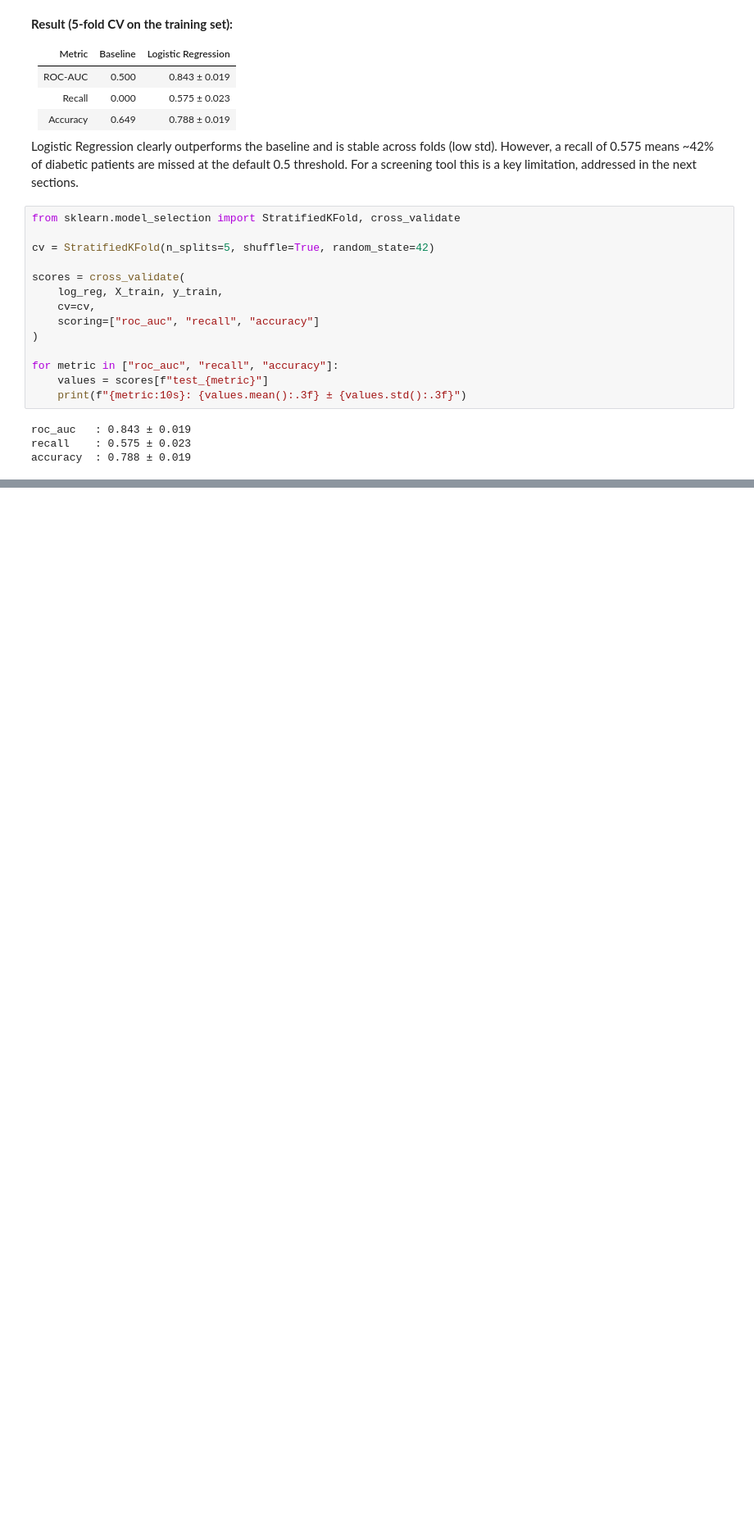
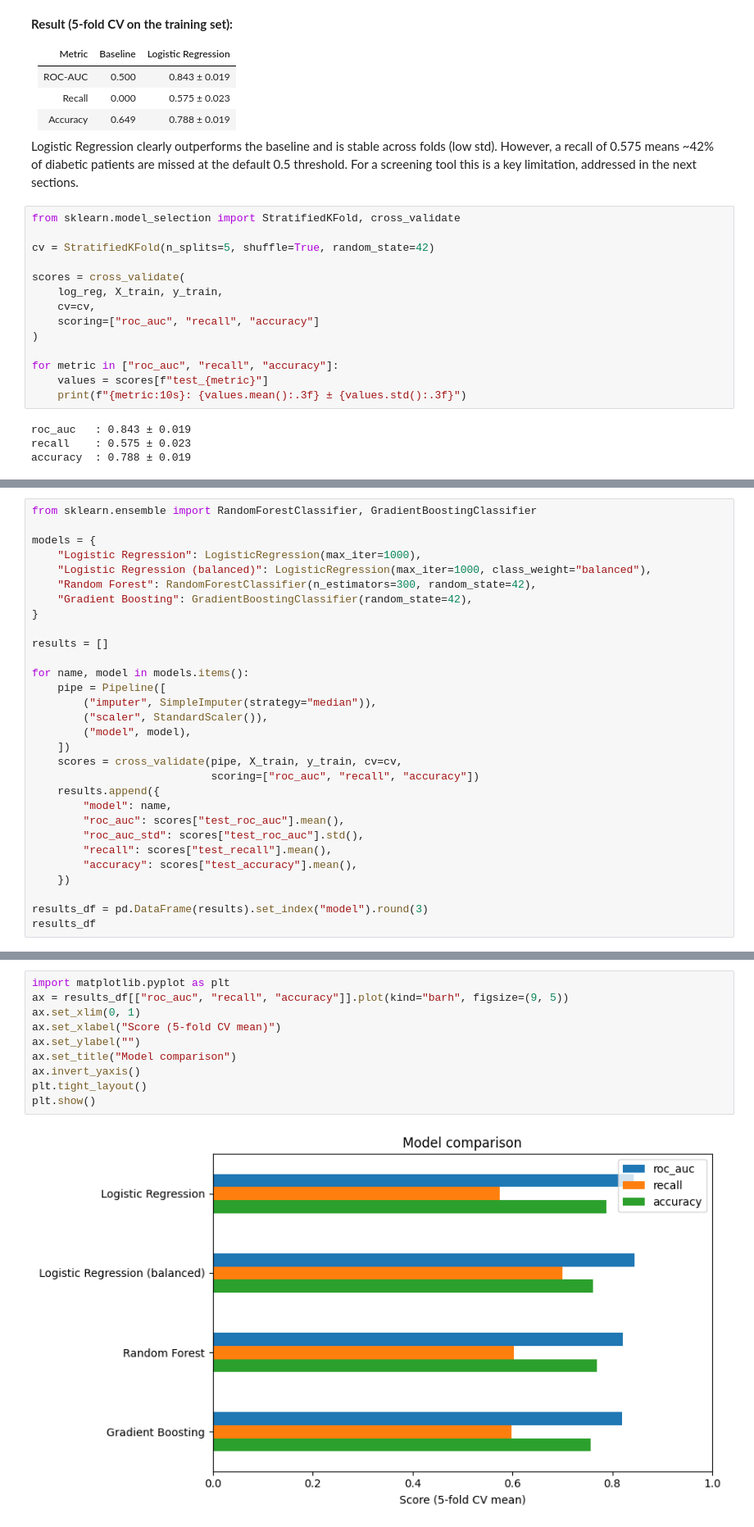
Before and after one commit to Koroush-Mashayekh/diabetes-risk-prediction, a Jupyter notebook: notebooks/02_modeling.ipynb, the cells around one changed output, grey strips where cells are left out. Shown at 82% size. Drawn from its saved outputs; the diff is of its cells as text; blank space fills up the shorter version.

Commit message:
Commit message: Compare models and select balanced logistic regression

```diff
--- a/notebooks/02_modeling.ipynb
+++ b/notebooks/02_modeling.ipynb
@@ -150,0 +160,30 @@ accuracy  : 0.788 ± 0.019
+# %%
+from sklearn.ensemble import RandomForestClassifier, GradientBoostingClassifier
+
+models = {
+    "Logistic Regression": LogisticRegression(max_iter=1000),
+    "Logistic Regression (balanced)": LogisticRegression(max_iter=1000, class_weight="balanced"),
+    "Random Forest": RandomForestClassifier(n_estimators=300, random_state=42),
+    "Gradient Boosting": GradientBoostingClassifier(random_state=42),
+}
+
+results = []
+
+for name, model in models.items():
+    pipe = Pipeline([
+        ("imputer", SimpleImputer(strategy="median")),
+        ("scaler", StandardScaler()),
+        ("model", model),
+    ])
+    scores = cross_validate(pipe, X_train, y_train, cv=cv,
+                            scoring=["roc_auc", "recall", "accuracy"])
+    results.append({
+        "model": name,
+        "roc_auc": scores["test_roc_auc"].mean(),
+        "roc_auc_std": scores["test_roc_auc"].std(),
+        "recall": scores["test_recall"].mean(),
+        "accuracy": scores["test_accuracy"].mean(),
+    })
+
+results_df = pd.DataFrame(results).set_index("model").round(3)
+results_df
@@ -150,0 +206,12 @@ accuracy  : 0.788 ± 0.019
+# %%
+import matplotlib.pyplot as plt
+ax = results_df[["roc_auc", "recall", "accuracy"]].plot(kind="barh", figsize=(9, 5))
+ax.set_xlim(0, 1)
+ax.set_xlabel("Score (5-fold CV mean)")
+ax.set_ylabel("")
+ax.set_title("Model comparison")
+ax.invert_yaxis()
+plt.tight_layout()
+plt.show()
+# %% [output]
+[figure, added]
```
Also changed, not shown: parts of 3 cells of this notebook.
